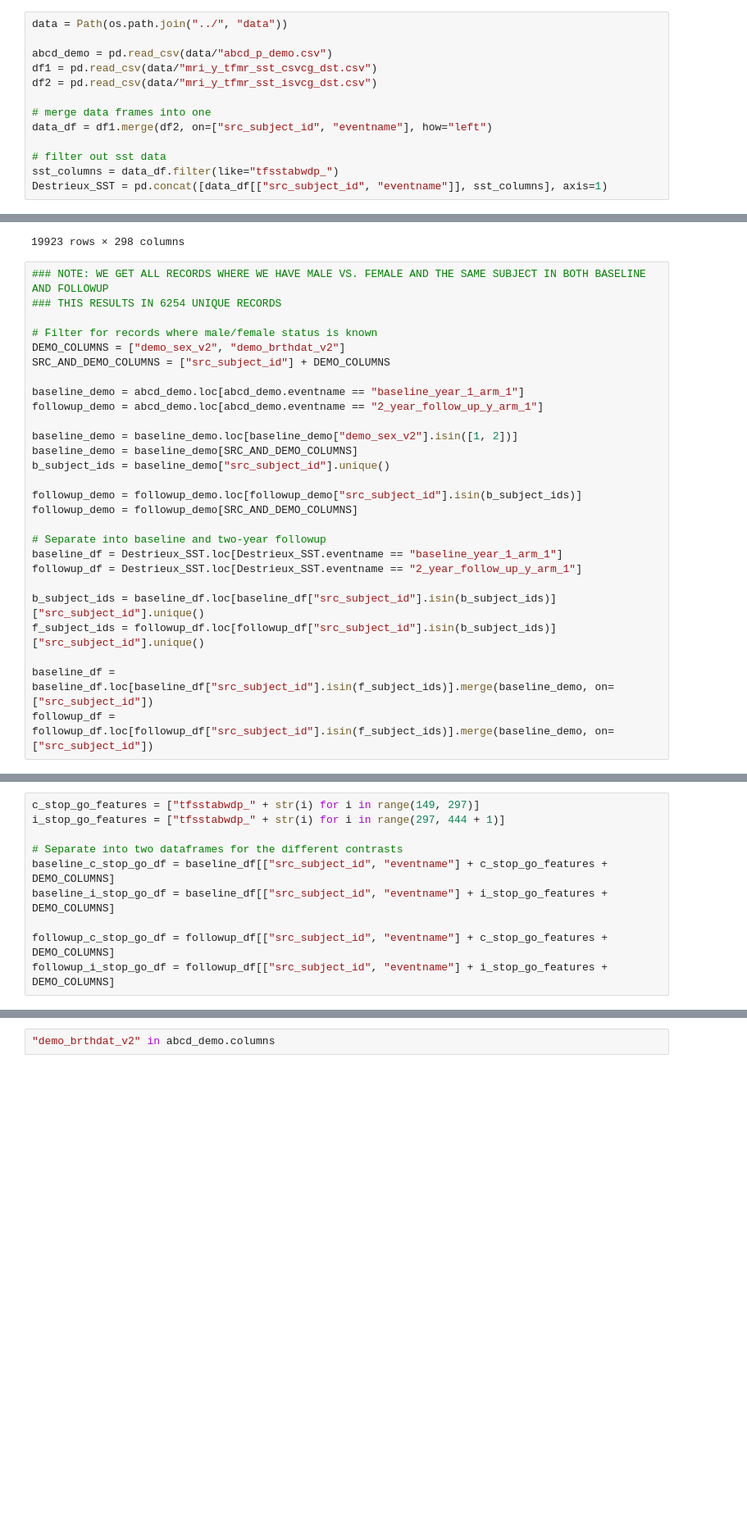
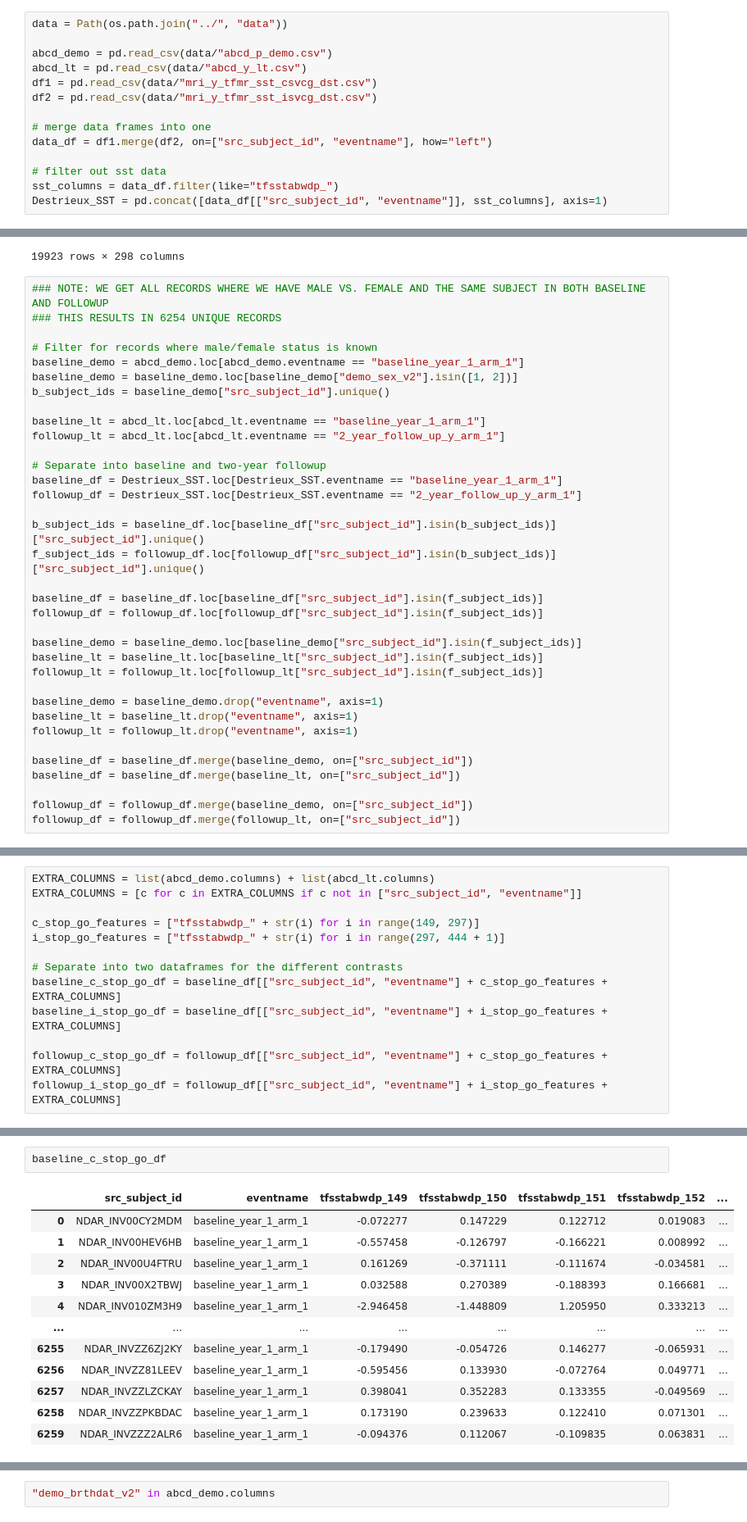
Before and after one commit to aliceheiman/psyc221courseproject, a Jupyter notebook: experiments/DataSelection.ipynb, the cells around one changed output, grey strips where cells are left out. Shown at 82% size. Cells and saved outputs as stored; diff of their text form; blank space fills up the shorter version.

Commit message:
update data selection pipeline

```diff
--- a/experiments/DataPreparation.ipynb
+++ b/experiments/DataSelection.ipynb
@@ -38,6 +38,7 @@ We will be using the prefix `tfsstabwdp_` to filter out all of these contrasts u
 data = Path(os.path.join("../", "data"))
 
 abcd_demo = pd.read_csv(data/"abcd_p_demo.csv")
+abcd_lt = pd.read_csv(data/"abcd_y_lt.csv")
 df1 = pd.read_csv(data/"mri_y_tfmr_sst_csvcg_dst.csv")
 df2 = pd.read_csv(data/"mri_y_tfmr_sst_isvcg_dst.csv")
 
@@ -110,18 +111,12 @@ Destrieux_SST
 ### THIS RESULTS IN 6254 UNIQUE RECORDS
 
 # Filter for records where male/female status is known
-DEMO_COLUMNS = ["demo_sex_v2", "demo_brthdat_v2"]
-SRC_AND_DEMO_COLUMNS = ["src_subject_id"] + DEMO_COLUMNS
-
 baseline_demo = abcd_demo.loc[abcd_demo.eventname == "baseline_year_1_arm_1"]
-followup_demo = abcd_demo.loc[abcd_demo.eventname == "2_year_follow_up_y_arm_1"]
-
 baseline_demo = baseline_demo.loc[baseline_demo["demo_sex_v2"].isin([1, 2])]
-baseline_demo = baseline_demo[SRC_AND_DEMO_COLUMNS]
 b_subject_ids = baseline_demo["src_subject_id"].unique()
 
-followup_demo = followup_demo.loc[followup_demo["src_subject_id"].isin(b_subject_ids)]
-followup_demo = followup_demo[SRC_AND_DEMO_COLUMNS]
+baseline_lt = abcd_lt.loc[abcd_lt.eventname == "baseline_year_1_arm_1"]
+followup_lt = abcd_lt.loc[abcd_lt.eventname == "2_year_follow_up_y_arm_1"]
 
 # Separate into baseline and two-year followup
 baseline_df = Destrieux_SST.loc[Destrieux_SST.eventname == "baseline_year_1_arm_1"]
@@ -130,5 +125,19 @@ followup_df = Destrieux_SST.loc[Destrieux_SST.eventname == "2_year_follow_up_y_a
 b_subject_ids = baseline_df.loc[baseline_df["src_subject_id"].isin(b_subject_ids)]["src_subject_id"].unique()
 f_subject_ids = followup_df.loc[followup_df["src_subject_id"].isin(b_subject_ids)]["src_subject_id"].unique()
 
-baseline_df = baseline_df.loc[baseline_df["src_subject_id"].isin(f_subject_ids)].merge(baseline_demo, on=["src_subject_id"])
-followup_df = followup_df.loc[followup_df["src_subject_id"].isin(f_subject_ids)].merge(baseline_demo, on=["src_subject_id"])
+baseline_df = baseline_df.loc[baseline_df["src_subject_id"].isin(f_subject_ids)]
+followup_df = followup_df.loc[followup_df["src_subject_id"].isin(f_subject_ids)]
+
+baseline_demo = baseline_demo.loc[baseline_demo["src_subject_id"].isin(f_subject_ids)]
+baseline_lt = baseline_lt.loc[baseline_lt["src_subject_id"].isin(f_subject_ids)]
+followup_lt = followup_lt.loc[followup_lt["src_subject_id"].isin(f_subject_ids)]
+
+baseline_demo = baseline_demo.drop("eventname", axis=1)
+baseline_lt = baseline_lt.drop("eventname", axis=1)
+followup_lt = followup_lt.drop("eventname", axis=1)
+
+baseline_df = baseline_df.merge(baseline_demo, on=["src_subject_id"])
+baseline_df = baseline_df.merge(baseline_lt, on=["src_subject_id"])
+
+followup_df = followup_df.merge(baseline_demo, on=["src_subject_id"])
+followup_df = followup_df.merge(followup_lt, on=["src_subject_id"])
@@ -167,13 +184,16 @@ followup_df
 # %%
+EXTRA_COLUMNS = list(abcd_demo.columns) + list(abcd_lt.columns)
+EXTRA_COLUMNS = [c for c in EXTRA_COLUMNS if c not in ["src_subject_id", "eventname"]]
+
 c_stop_go_features = ["tfsstabwdp_" + str(i) for i in range(149, 297)]
 i_stop_go_features = ["tfsstabwdp_" + str(i) for i in range(297, 444 + 1)]
 
 # Separate into two dataframes for the different contrasts
-baseline_c_stop_go_df = baseline_df[["src_subject_id", "eventname"] + c_stop_go_features + DEMO_COLUMNS]
-baseline_i_stop_go_df = baseline_df[["src_subject_id", "eventname"] + i_stop_go_features + DEMO_COLUMNS]
+baseline_c_stop_go_df = baseline_df[["src_subject_id", "eventname"] + c_stop_go_features + EXTRA_COLUMNS]
+baseline_i_stop_go_df = baseline_df[["src_subject_id", "eventname"] + i_stop_go_features + EXTRA_COLUMNS]
 
-followup_c_stop_go_df = followup_df[["src_subject_id", "eventname"] + c_stop_go_features + DEMO_COLUMNS]
-followup_i_stop_go_df = followup_df[["src_subject_id", "eventname"] + i_stop_go_features + DEMO_COLUMNS]
+followup_c_stop_go_df = followup_df[["src_subject_id", "eventname"] + c_stop_go_features + EXTRA_COLUMNS]
+followup_i_stop_go_df = followup_df[["src_subject_id", "eventname"] + i_stop_go_features + EXTRA_COLUMNS]
 # %%
 print(baseline_c_stop_go_df.shape)
 print(baseline_i_stop_go_df.shape)
@@ -186,0 +207,15 @@ print(followup_i_stop_go_df.shape)
+# %%
+baseline_c_stop_go_df
+# %% [output]
+|  | src_subject_id | eventname | tfsstabwdp_149 | tfsstabwdp_150 | tfsstabwdp_151 | tfsstabwdp_152 | ... |
+| 0 | NDAR_INV00CY2MDM | baseline_year_1_arm_1 | -0.072277 | 0.147229 | 0.122712 | 0.019083 | ... |
+| 1 | NDAR_INV00HEV6HB | baseline_year_1_arm_1 | -0.557458 | -0.126797 | -0.166221 | 0.008992 | ... |
+| 2 | NDAR_INV00U4FTRU | baseline_year_1_arm_1 | 0.161269 | -0.371111 | -0.111674 | -0.034581 | ... |
+| 3 | NDAR_INV00X2TBWJ | baseline_year_1_arm_1 | 0.032588 | 0.270389 | -0.188393 | 0.166681 | ... |
+| 4 | NDAR_INV010ZM3H9 | baseline_year_1_arm_1 | -2.946458 | -1.448809 | 1.205950 | 0.333213 | ... |
+| ... | ... | ... | ... | ... | ... | ... | ... |
+| 6255 | NDAR_INVZZ6ZJ2KY | baseline_year_1_arm_1 | -0.179490 | -0.054726 | 0.146277 | -0.065931 | ... |
+| 6256 | NDAR_INVZZ81LEEV | baseline_year_1_arm_1 | -0.595456 | 0.133930 | -0.072764 | 0.049771 | ... |
+| 6257 | NDAR_INVZZLZCKAY | baseline_year_1_arm_1 | 0.398041 | 0.352283 | 0.133355 | -0.049569 | ... |
+| 6258 | NDAR_INVZZPKBDAC | baseline_year_1_arm_1 | 0.173190 | 0.239633 | 0.122410 | 0.071301 | ... |
+| 6259 | NDAR_INVZZZ2ALR6 | baseline_year_1_arm_1 | -0.094376 | 0.112067 | -0.109835 | 0.063831 | ... |
```
Also changed, not shown: parts of 17 cells of this notebook, 2 other files.
